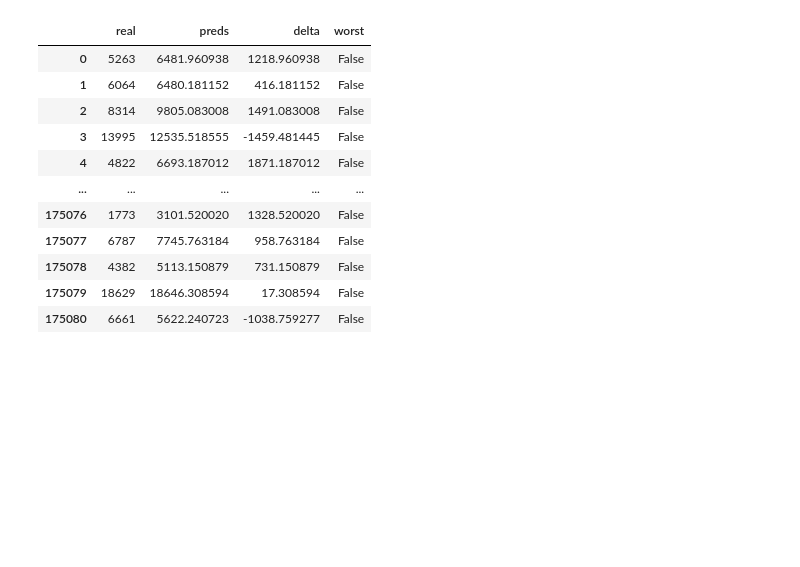
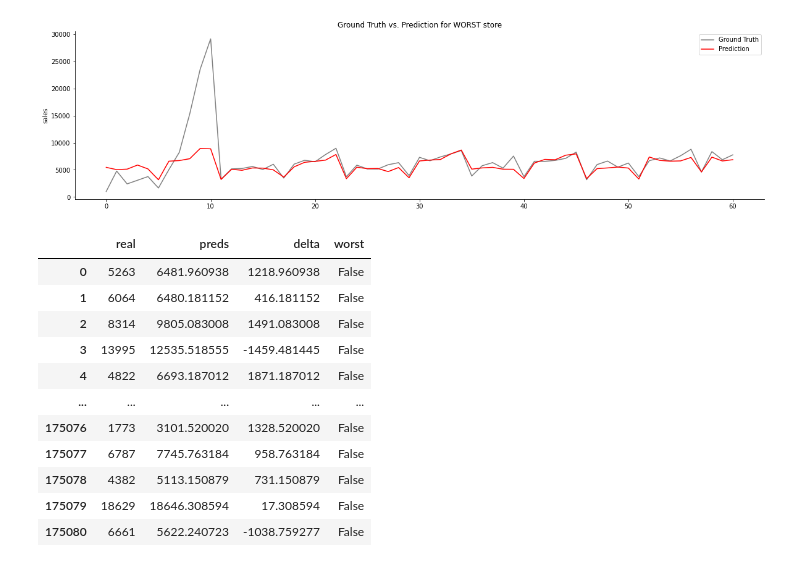
Before and after one commit to moritzwilksch/RossmannSalesPrediction, a Jupyter notebook: notebooks/ML2_RossmannCOLAB.ipynb, the cells around one changed output. Drawn from its saved outputs; the diff is of its cells as text; code cells hidden in the pictures; blank space fills up the shorter version.

```diff
--- a/notebooks/ML2_RossmannCOLAB.ipynb
+++ b/notebooks/ML2_RossmannCOLAB.ipynb
@@ -332,3 +355,14 @@ best_model_cyclicLR.model/variables/variables.index
+# %%
+fig, ax = plt.subplots(figsize=(20, 5))
+filtered = pd.concat([xval, yval, pd.Series(preds.flatten())], axis=1).rename({0: 'pred'}, axis=1).query("(store == @worst_store) & (sales>0)")
+sns.lineplot(data=filtered, x=np.arange(len(filtered)), y='sales', color='grey', label='Ground Truth')
+sns.lineplot(data=filtered, x=np.arange(len(filtered)), y='pred', color='red', label='Prediction')
+ax.set(
+    title="Ground Truth vs. Prediction for WORST store"
+);
+sns.despine()
+# %% [output]
+[figure, added]
 # %%
 errors = pd.DataFrame({'real': yval, 'preds': preds.flatten()}).assign(delta=lambda row: row.preds - row.real)
 worst_lower_5 = errors.delta < np.quantile(errors.delta, 0.01)
```
Also changed, not shown: parts of 42 cells of this notebook, 3 other files.
